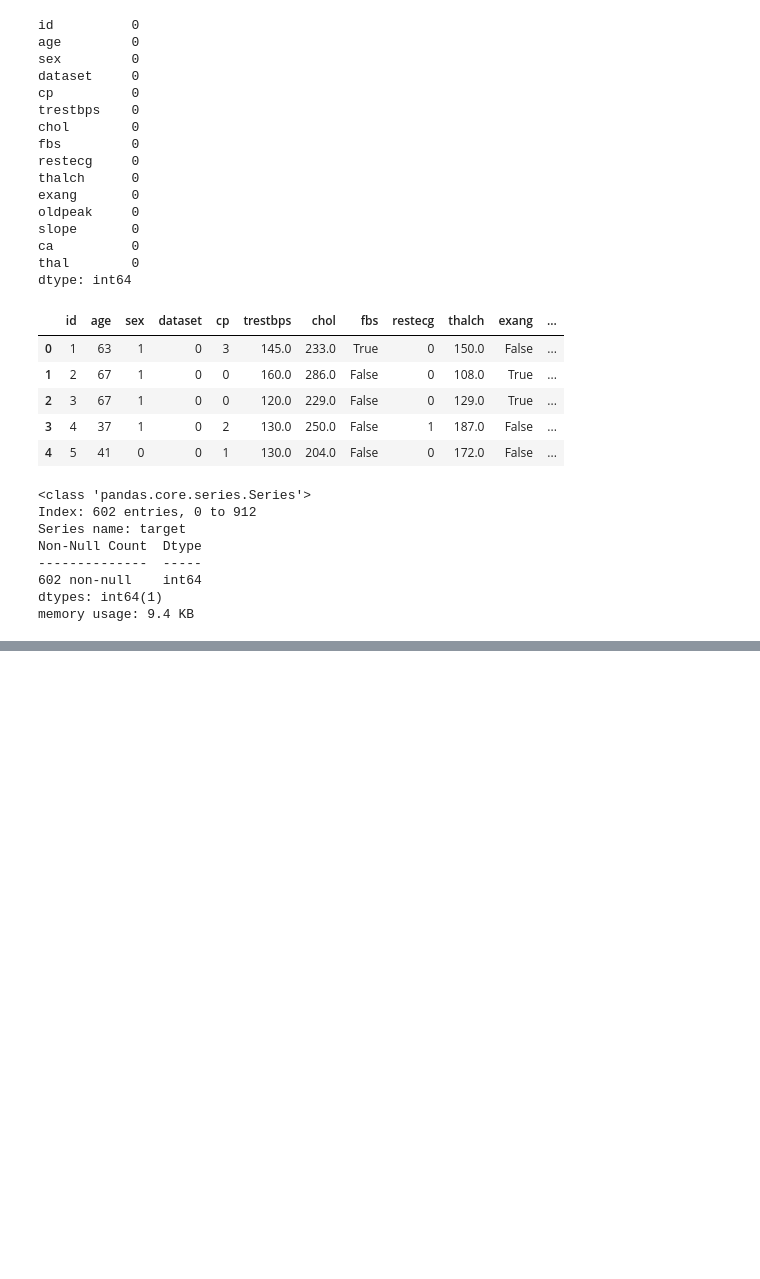
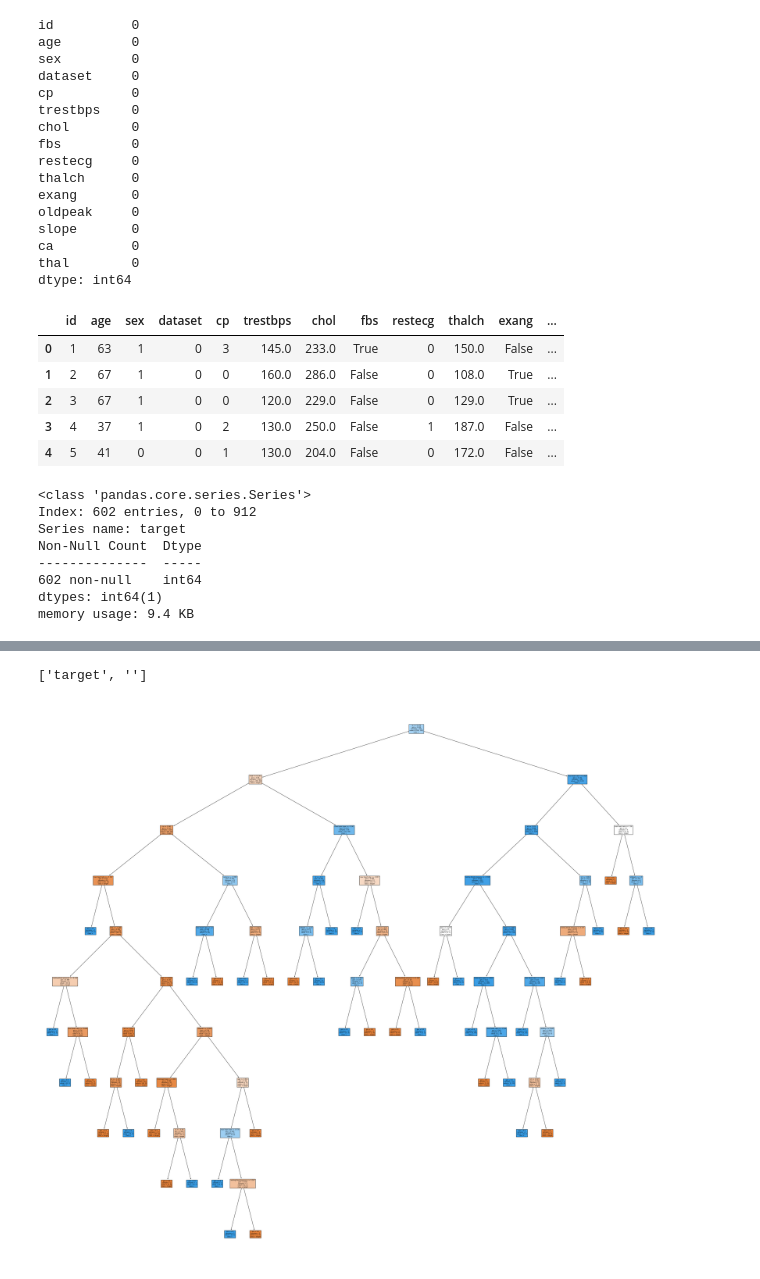
Before and after one commit to rutushah/Data-Driven-Insights-and-Predictive-Modeling, a Jupyter notebook: residency_deliverable1.ipynb, the cells around one changed output, grey strips where cells are left out. Drawn from its saved outputs; the diff is of its cells as text; code cells hidden in the pictures; blank space fills up the shorter version.

```diff
--- a/residency_deliverable1.ipynb
+++ b/residency_deliverable1.ipynb
@@ -357,0 +414,33 @@ for k in k_values:
+# %%
+# Get feature names
+feature_names = ['id',
+ 'age',
+ 'sex',
+ 'dataset',
+ 'chest pain type',
+ 'resting blood pressure',
+ 'cholesterol',
+ 'fasting blood sugar',
+ 'restecg',
+ 'max heart rate',
+ 'excercise induced angina',
+ 'oldpeak',
+ 'slope',
+ 'ca',
+ 'thal',
+ '',]
+# %%
+# Get target name
+target_name = list(df.columns[15:])
+target_name.append('')
+target_name
+# %% [output]
+['target', '']
+# %%
+import matplotlib.pyplot as plt
+
+fig = plt.figure(figsize=(50,45))
+_ = tree.plot_tree(classifier,
+                   feature_names= feature_names, class_names=target_name, filled=True)
+# %% [output]
+[figure, added]
```
Also changed, not shown: parts of 17 cells of this notebook.
